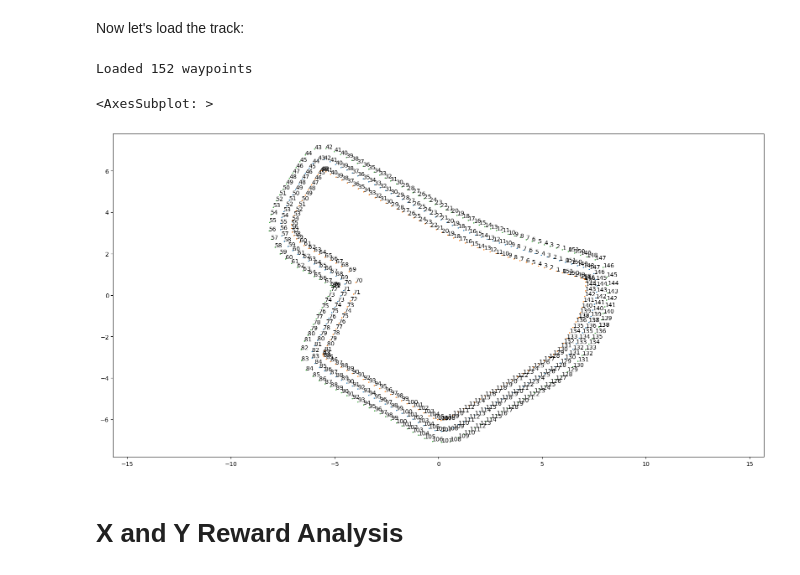
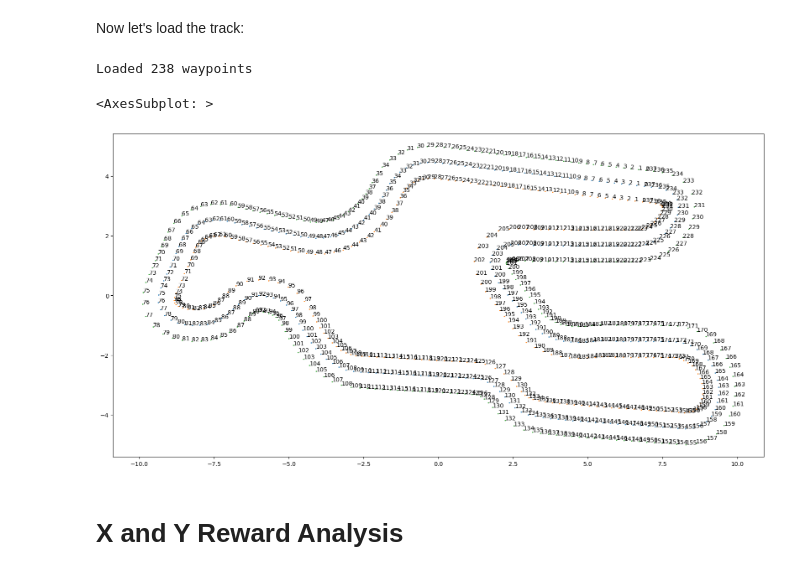
Before and after one commit to deepracer-ucalgary-advanced/reward-analysis, a Jupyter notebook: reward_analysis.ipynb, the cells around one changed output. Cells and saved outputs as stored; diff of their text form; code cells hidden in the pictures.

```diff
--- a/reward_analysis.ipynb
+++ b/reward_analysis.ipynb
@@ -59,20 +60,20 @@ Now let's load the track:
 # %%
 # We will try to guess the track name first, if it
 # fails, we'll use the constant in quotes
 
 try:
     track_name = log.agent_and_network()["world"]
 except Exception as e:
-    track_name = "2022_september_open"
+    track_name = "arctic_pro"
 
 
 track: Track = tu.load_track(track_name)
 
 pu.plot_trackpoints(track)
 # %% [output]
-Loaded 152 waypoints
+Loaded 238 waypoints
 <AxesSubplot: >
-[figure, old version]
+[figure, new version]
 # %% [markdown]
 # X and Y Reward Analysis
 # %%
```
Also changed, not shown: parts of 2 cells of this notebook, 2 other files.
